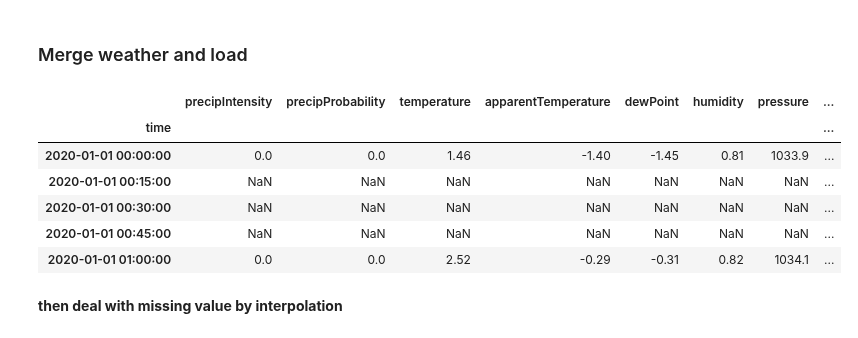
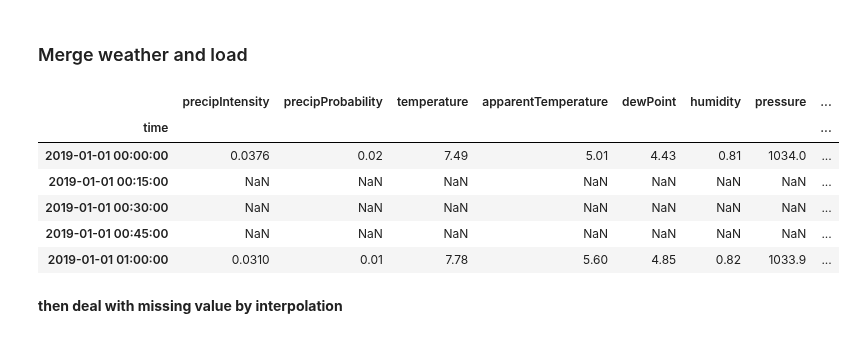
Before and after one commit to charlesfu4/MT, a Jupyter notebook: data/dataPrep.ipynb, the cells around one changed output. Saved outputs shown, nothing was run; the diff lists cells and outputs as text; code cells hidden in the pictures.

```diff
--- a/data/dataPrep.ipynb
+++ b/data/dataPrep.ipynb
@@ -130,4 +121,7 @@ A value is trying to be set on a copy of a slice from a DataFrame
 
 See the caveats in the documentation: https://pandas.pydata.org/pandas-docs/stable/user_guide/indexing.html#returning-a-view-versus-a-copy
   errors=errors,
+# %%
+elia_qh['grid_load(MW)'] = elia_qh['grid_load'].apply(lambda x: x/1000000)
+elia_qh.drop(['grid_load'],axis = 1, inplace = True)
 # %%
@@ -138,7 +133,7 @@ elia_test.to_csv("elia_test.csv", index = True)
 # %%
 ## request weather data in brussels
                     # lat   ,  long ,  start_date   , ndays, timezone
-wr = weather_request(50.8436, 4.3530, "2020-01-01 00:00", 87, 'CET')
+wr = weather_request(50.8436, 4.3530, "2019-01-01 00:00", 370, 'CET')
 wr.request()
 weather_elia = wr.get_pandas()
 # %%
@@ -158,3 +160,5 @@ weather_elia.drop(columns = ['summary','icon','precipType', 'precipAccumulation'
+# %%
+elia_w = weather_elia
 # %%
 elia_w_train = weather_elia.iloc[:1446,:]
 elia_w_test = weather_elia.iloc[1446:]
@@ -181,18 +190,20 @@ print(missing)
 {'precipIntensity': 0, 'precipProbability': 0, 'temperature': 0, 'apparentTemperature': 0, 'dewPoint': 0, 'humidity': 0, 'pressure': 0, 'windSpeed': 0, 'windGust': 0, 'windBearing': 0, 'cloudCover': 0 ...
 # %% [markdown]
 ### Merge weather and load
+# %%
+elia_2019 = elia_w.merge(elia_qh, how ='right', left_index = True, right_index = True)
 # %%
 train_elia =  elia_w_train.merge(elia_train, how ='right', left_index = True, right_index = True)
 test_elia = elia_w_test.merge(elia_test, how = 'right', left_index = True, right_index = True)
 # %%
-train_elia.head()
+elia_2019.head()
 # %% [output]
 |  | precipIntensity | precipProbability | temperature | apparentTemperature | dewPoint | humidity | pressure | ... |
 | time |  |  |  |  |  |  |  | ... |
-| 2020-01-01 00:00:00 | 0.0 | 0.0 | 1.46 | -1.40 | -1.45 | 0.81 | 1033.9 | ... |
-| 2020-01-01 00:15:00 | NaN | NaN | NaN | NaN | NaN | NaN | NaN | ... |
-| 2020-01-01 00:30:00 | NaN | NaN | NaN | NaN | NaN | NaN | NaN | ... |
-| 2020-01-01 00:45:00 | NaN | NaN | NaN | NaN | NaN | NaN | NaN | ... |
-| 2020-01-01 01:00:00 | 0.0 | 0.0 | 2.52 | -0.29 | -0.31 | 0.82 | 1034.1 | ... |
+| 2019-01-01 00:00:00 | 0.0376 | 0.02 | 7.49 | 5.01 | 4.43 | 0.81 | 1034.0 | ... |
+| 2019-01-01 00:15:00 | NaN | NaN | NaN | NaN | NaN | NaN | NaN | ... |
+| 2019-01-01 00:30:00 | NaN | NaN | NaN | NaN | NaN | NaN | NaN | ... |
+| 2019-01-01 00:45:00 | NaN | NaN | NaN | NaN | NaN | NaN | NaN | ... |
+| 2019-01-01 01:00:00 | 0.0310 | 0.01 | 7.78 | 5.60 | 4.85 | 0.82 | 1033.9 | ... |
 # %% [markdown]
 **then deal with missing value by interpolation**
```
Also changed, not shown: parts of 11 cells of this notebook, 3 other files.
